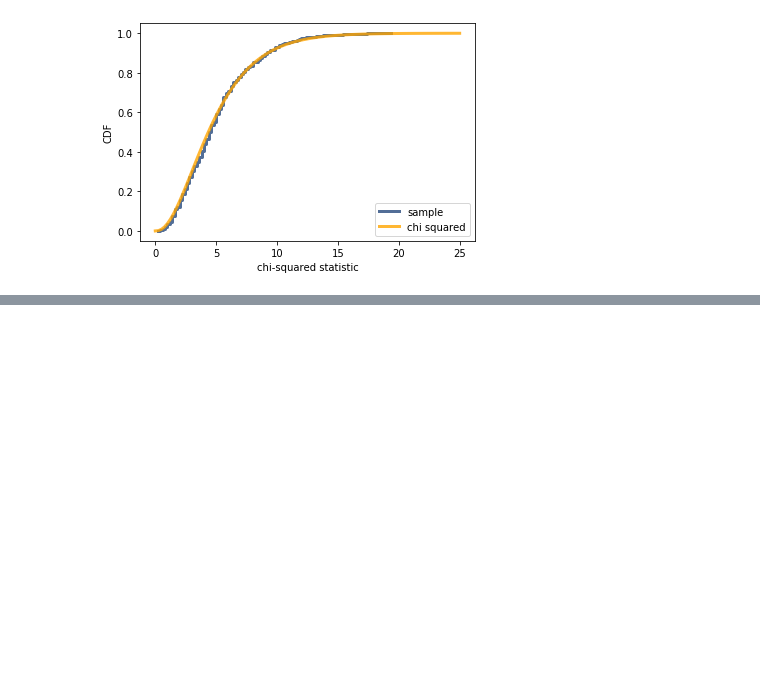
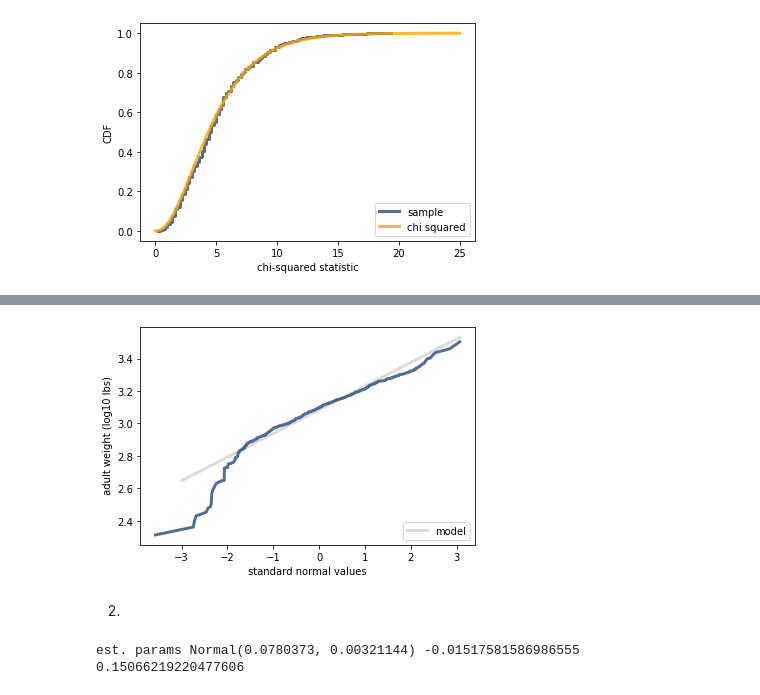
Before and after one commit to Svensone/ThinkStats2-Study, a Jupyter notebook: code/1 Ch. 14 Analytic Models.ipynb, the cells around one changed output, grey strips where cells are left out. Drawn from its saved outputs; the diff is of its cells as text; code cells hidden in the pictures; blank space fills up the shorter version.

Commit message:
Ch. 14 Exercise - Repeat. Ch 13

```diff
--- a/code/1 Ch. 14 Analytic Models.ipynb
+++ b/code/1 Ch. 14 Analytic Models.ipynb
@@ -286,0 +301,71 @@ thinkplot.Config(xlabel='chi-squared statistic',
+# %%
+import numpy as np
+import random
+
+import thinkstats2
+import thinkplot
+
+import first
+live, firsts, others = first.MakeFrames()
+
+def GenerateAdultWeight(birth_weights, n):
+    bw = random.choice(birth_weights)
+    factors = np.random.normal(1.09, 0.03, n)
+    aw = bw* np.prod(factors)
+    return aw
+
+def PlotAdultWeights(data):
+
+    # data
+    birth_weight = data.totalwgt_lb.dropna().values
+
+    # calculate adult weight (n-Samples hard coded, trial and error)
+    aws = [GenerateAdultWeight(birth_weight, 60) for _ in range(1000)]
+
+    log_aws = np.log10(aws)
+
+    #plot
+    thinkstats2.NormalProbabilityPlot(log_aws)
+    thinkplot.Config(xlabel='standard normal values',
+                    ylabel = ' adult weight (log10 lbs)',
+                    loc = 'lower right')
+# %%
+PlotAdultWeights(live)
+# %% [output]
+[figure, added]
+# %% [markdown]
+2)
+# %%
+from normal import Normal
+
+def SamplingDistMean(data, n):
+    """Computes the sampling distribution of the mean.
+
+    data: sequence of values representing the population
+    n: sample size
+
+    returns: Normal object
+    """
+    mean, var = data.mean(), data.var()
+    dist = Normal(mean, var)
+    return dist.Sum(n) / n
+
+# 1) repeat diff. in means with values from same sample
+
+delta = firsts.prglngth.mean() - others.prglngth.mean()
+delta
+
+dist1 = SamplingDistMean(live.prglngth, len(firsts))
+dist2 = SamplingDistMean(live.prglngth, len(others))
+dist_diff_null = dist1 - dist2
+
+# 2) calculate SE and CI 90 of distr. with values from different samples
+
+dist3 = SamplingDistMean(firsts.prglngth, len(firsts))
+dist4 = SamplingDistMean(others.prglngth, len(others))
+
+diff_distr_altern = dist3 - dist4
+print('est. params', diff_distr_altern,
+     diff_distr_altern.Percentile(5), diff_distr_altern.Percentile(90))
+# %% [output]
+est. params Normal(0.0780373, 0.00321144) -0.01517581586986555 0.15066219220477606
```
Also changed, not shown: parts of 2 cells of this notebook, 1 other file.
